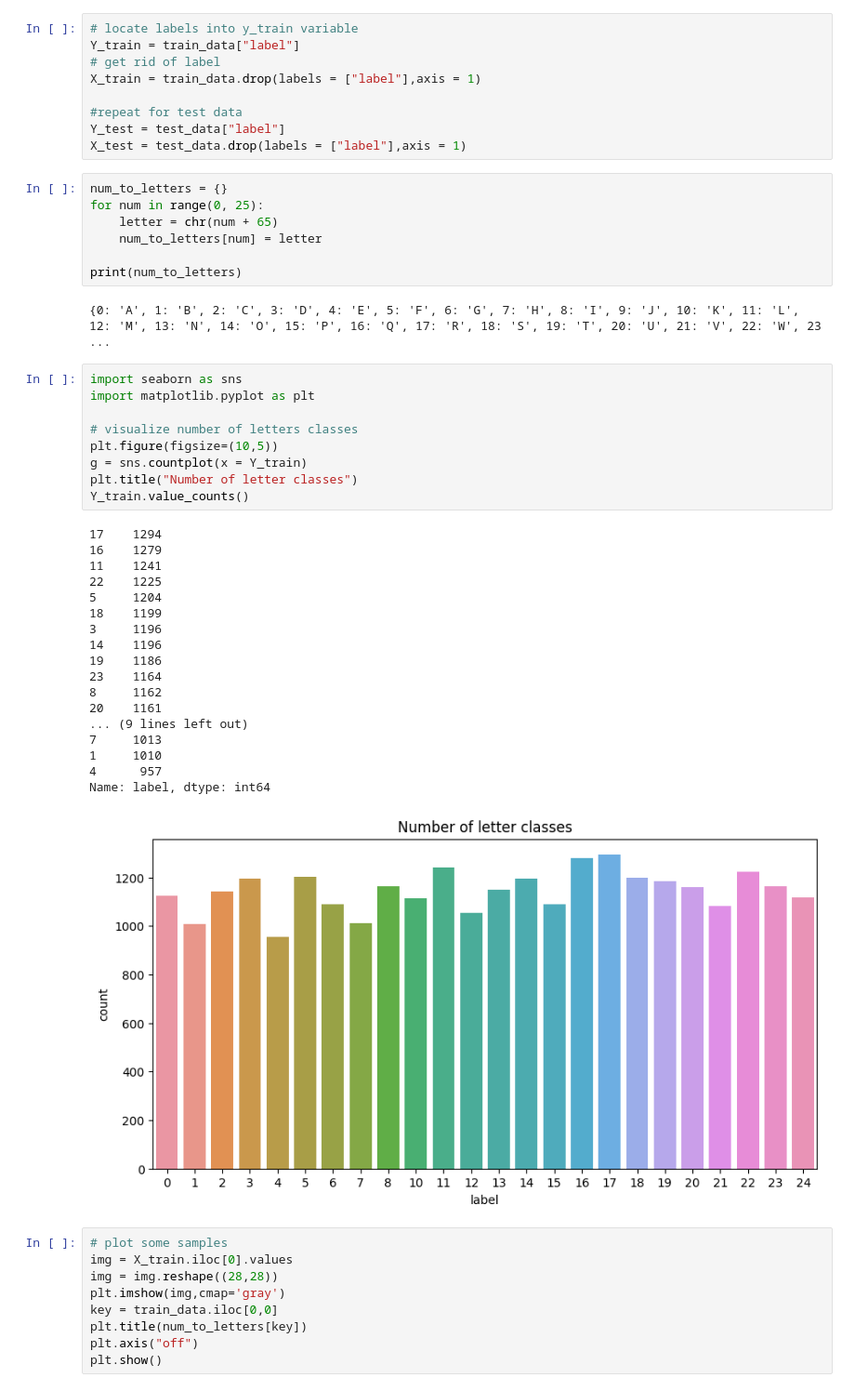
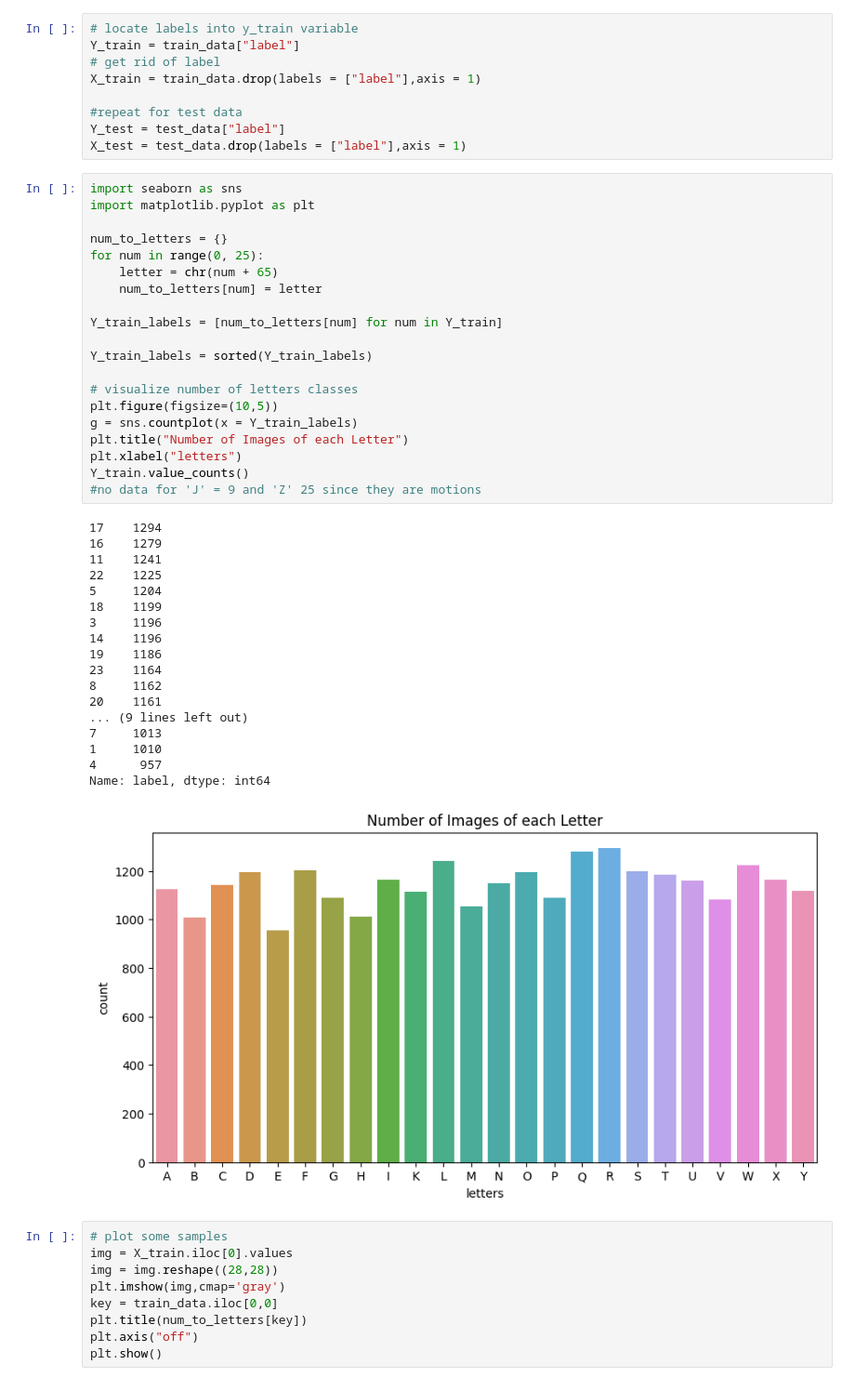
Before and after one commit to sofieutoft/ASLclassification, a Jupyter notebook: model.ipynb, the cells around one changed output. Shown: that part at 93% size. Cells and saved outputs as stored; diff of their text form.

Commit message:
Sofia's work
Updated chart illustrating the count of each letter

```diff
--- a/model.ipynb
+++ b/model.ipynb
@@ -43,43 +43,45 @@ X_train = train_data.drop(labels = ["label"],axis = 1)
 #repeat for test data
 Y_test = test_data["label"]
 X_test = test_data.drop(labels = ["label"],axis = 1)
-# %%
-num_to_letters = {}
-for num in range(0, 25):
-    letter = chr(num + 65)
-    num_to_letters[num] = letter
-
-print(num_to_letters)
-# %% [output]
-{0: 'A', 1: 'B', 2: 'C', 3: 'D', 4: 'E', 5: 'F', 6: 'G', 7: 'H', 8: 'I', 9: 'J', 10: 'K', 11: 'L', 12: 'M', 13: 'N', 14: 'O', 15: 'P', 16: 'Q', 17: 'R', 18: 'S', 19: 'T', 20: 'U', 21: 'V', 22: 'W', 23 ...
 # %%
 import seaborn as sns
 import matplotlib.pyplot as plt
 
+num_to_letters = {}
+for num in range(0, 25):
+    letter = chr(num + 65)
+    num_to_letters[num] = letter
+
+Y_train_labels = [num_to_letters[num] for num in Y_train]
+
+Y_train_labels = sorted(Y_train_labels)
+
 # visualize number of letters classes
 plt.figure(figsize=(10,5))
-g = sns.countplot(x = Y_train)
-plt.title("Number of letter classes")
+g = sns.countplot(x = Y_train_labels)
+plt.title("Number of Images of each Letter")
+plt.xlabel("letters")
 Y_train.value_counts()
+#no data for 'J' = 9 and 'Z' 25 since they are motions
 # %% [output]
 17    1294
 16    1279
 11    1241
 22    1225
 5     1204
 18    1199
 3     1196
 14    1196
 19    1186
 23    1164
 8     1162
 20    1161
 ... (9 lines left out)
 7     1013
 1     1010
 4      957
 Name: label, dtype: int64
-[figure, old version]
+[figure, new version]
 # %%
 # plot some samples
 img = X_train.iloc[0].values
```
